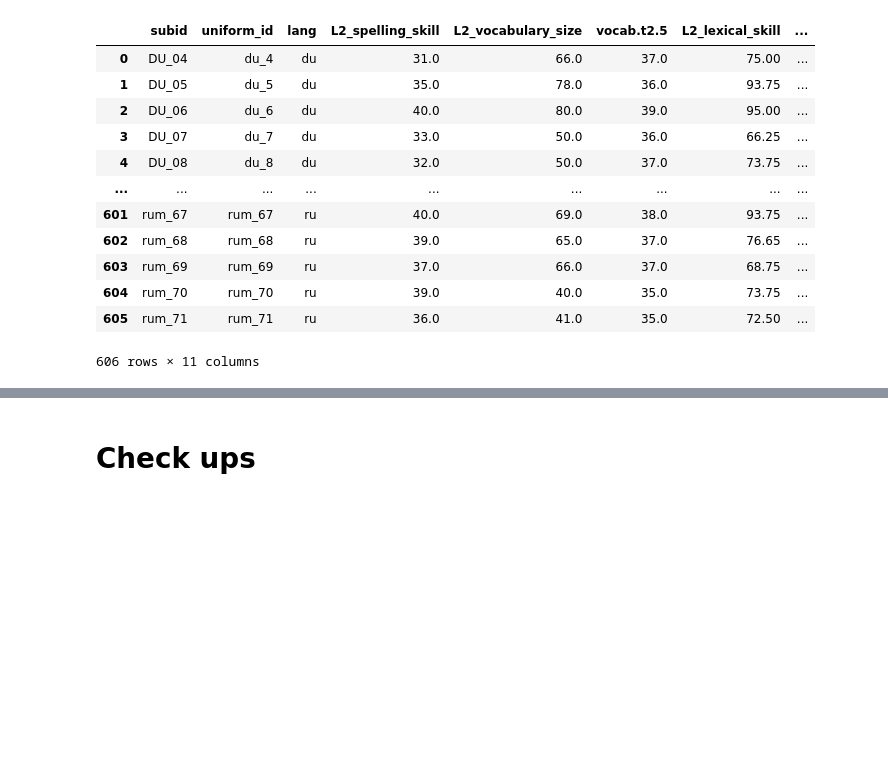
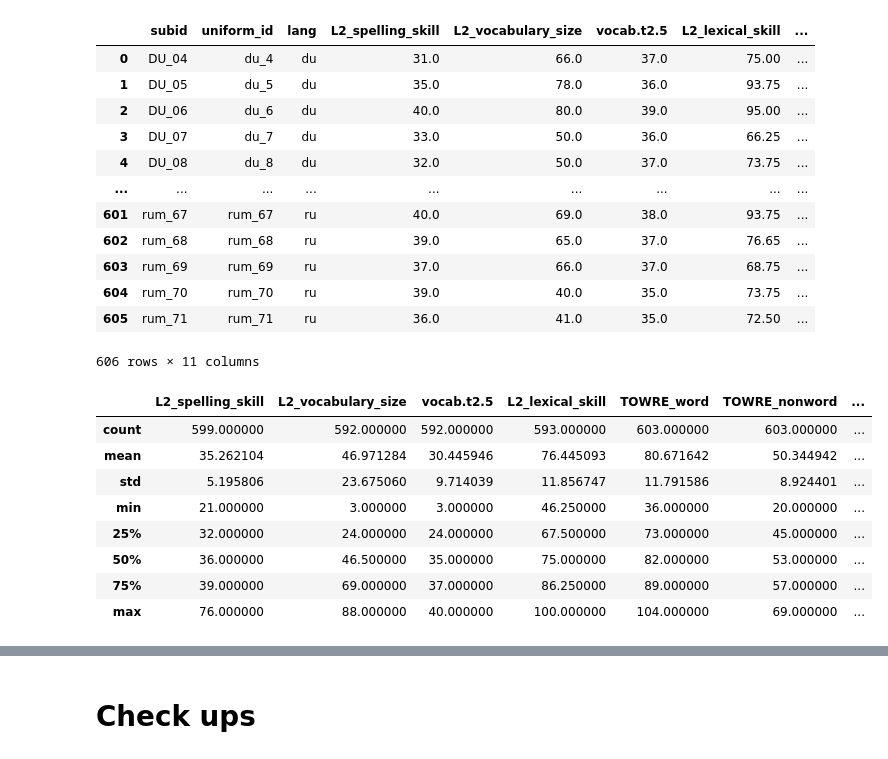
Before and after one commit to mvkairov/meco, a Jupyter notebook: Notebooks/a01_data_warmup.ipynb, the cells around one changed output, grey strips where cells are left out. Cells and saved outputs as stored; diff of their text form; code cells hidden in the pictures; blank space fills up the shorter version.

```diff
--- a/Notebooks/a01_data_warmup.ipynb
+++ b/Notebooks/a01_data_warmup.ipynb
@@ -47,6 +76,20 @@ demo
 | 604 | rum_70 | rum_70 | ru | 39.0 | 40.0 | 35.0 | 73.75 | ... |
 | 605 | rum_71 | rum_71 | ru | 36.0 | 41.0 | 35.0 | 72.50 | ... |
 606 rows × 11 columns
+# %%
+
+
+demo.describe()
+# %% [output]
+|  | L2_spelling_skill | L2_vocabulary_size | vocab.t2.5 | L2_lexical_skill | TOWRE_word | TOWRE_nonword | ... |
+| count | 599.000000 | 592.000000 | 592.000000 | 593.000000 | 603.000000 | 603.000000 | ... |
+| mean | 35.262104 | 46.971284 | 30.445946 | 76.445093 | 80.671642 | 50.344942 | ... |
+| std | 5.195806 | 23.675060 | 9.714039 | 11.856747 | 11.791586 | 8.924401 | ... |
+| min | 21.000000 | 3.000000 | 3.000000 | 46.250000 | 36.000000 | 20.000000 | ... |
+| 25% | 32.000000 | 24.000000 | 24.000000 | 67.500000 | 73.000000 | 45.000000 | ... |
+| 50% | 36.000000 | 46.500000 | 35.000000 | 75.000000 | 82.000000 | 53.000000 | ... |
+| 75% | 39.000000 | 69.000000 | 37.000000 | 86.250000 | 89.000000 | 57.000000 | ... |
+| max | 76.000000 | 88.000000 | 40.000000 | 100.000000 | 104.000000 | 69.000000 | ... |
 # %%
 
 
```
Also changed, not shown: parts of 15 cells of this notebook.
